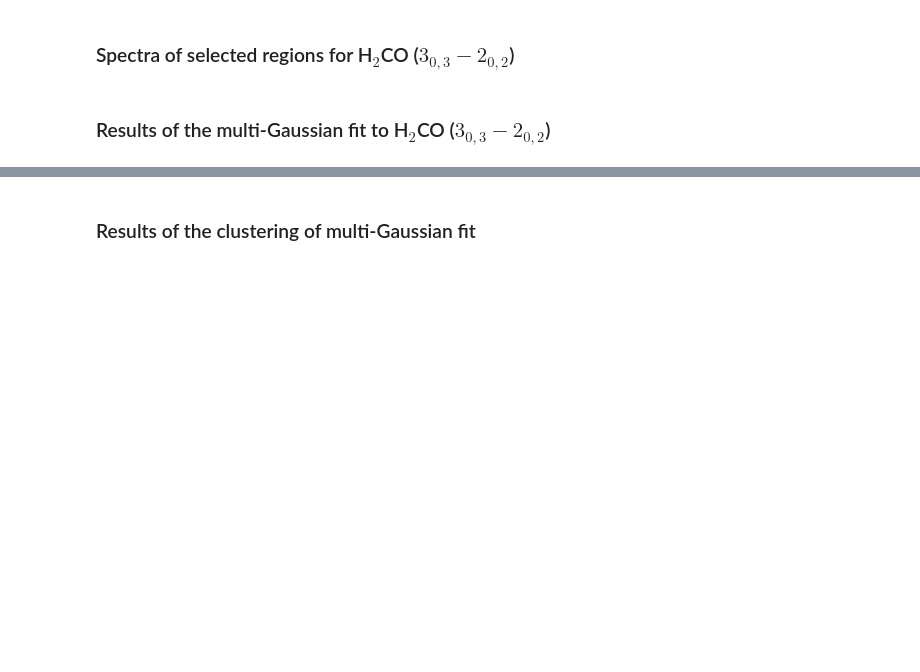
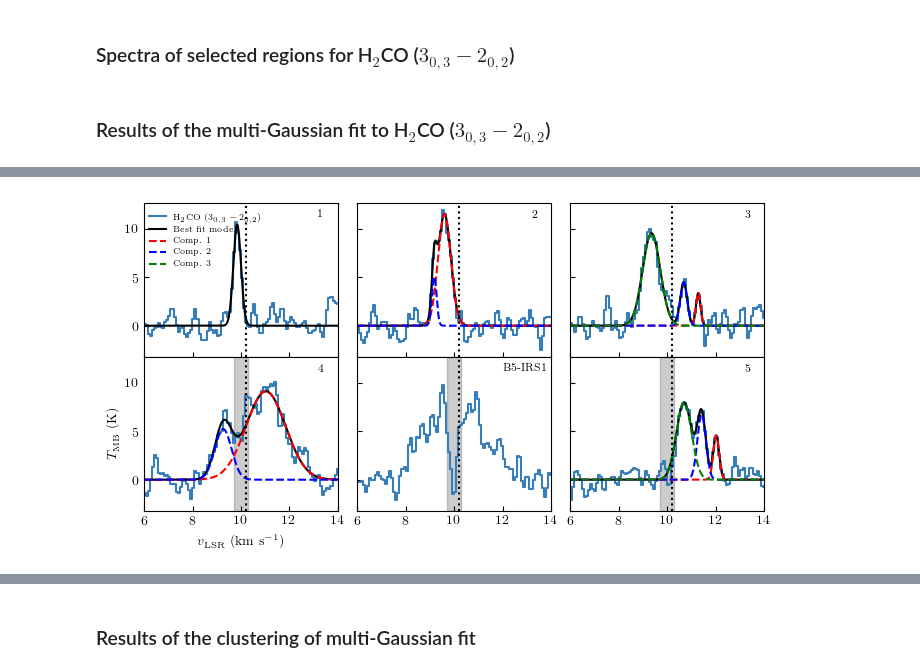
Before and after one commit to tere-valdivia/Barnard_5_infall, a Jupyter notebook: figures.ipynb, the cells around one changed output, grey strips where cells are left out. Drawn from its saved outputs; the diff is of its cells as text; code cells hidden in the pictures; blank space fills up the shorter version.

```diff
--- a/figures.ipynb
+++ b/figures.ipynb
@@ -1611,8 +1610,8 @@ vel = np.arange(velinit.value, velend.value, step=0.01)
 
 fig, axes = plt.subplots(ncols=3, nrows=2, sharex=True, sharey=True, figsize=(8,4))
 axes = axes.flatten()
-axes[3].set_xlabel(r'$V_{LSR}$ (km s$^{-1}$)')
-axes[3].set_ylabel(r'$T_{MB}$ (K)')
+axes[3].set_xlabel(r'$v_{\mathrm{LSR}}$ (km s$^{-1}$)')
+axes[3].set_ylabel(r'$T_{\mathrm{MB}}$ (K)')
 
 for i in range(len(axes)):
     position = positions[i]
@@ -1667,3 +1666,4 @@ handles, labels = axes[2].get_legend_handles_labels()
 axes[0].legend(handles, labels, loc=(0.01, 0.55), fontsize=6, frameon=False)
 if savefig:
     fig.savefig(figname, bbox_inches='tight', dpi=dpibase)
+# %% [output]
@@ -1670,3 +1676,4 @@ if savefig:
+[figure, added]
 # %%
 # AIC evaluated 1 Gaussian fit v_lsr (to compare with HC3N and NH3)
 
```
Also changed, not shown: parts of 16 cells of this notebook, 18 other files.
